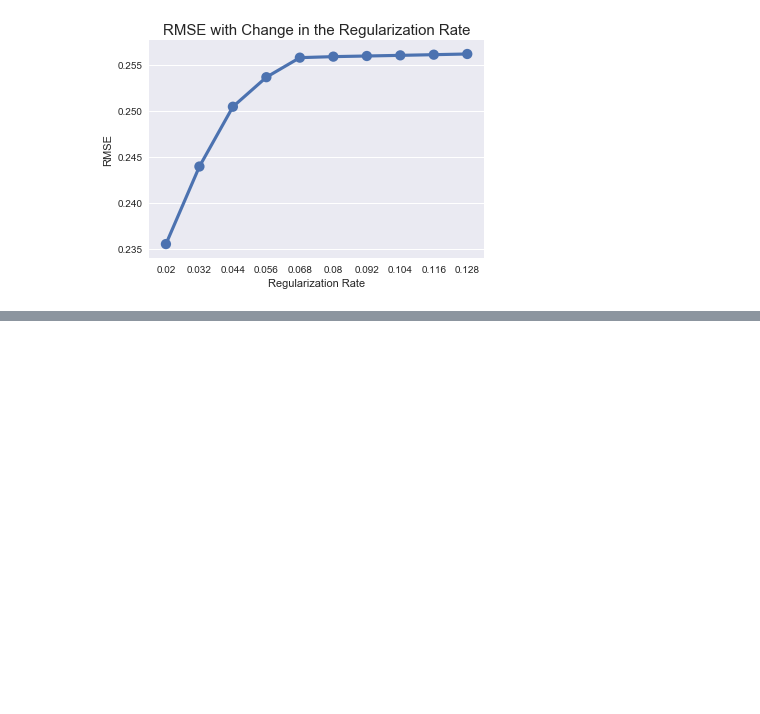
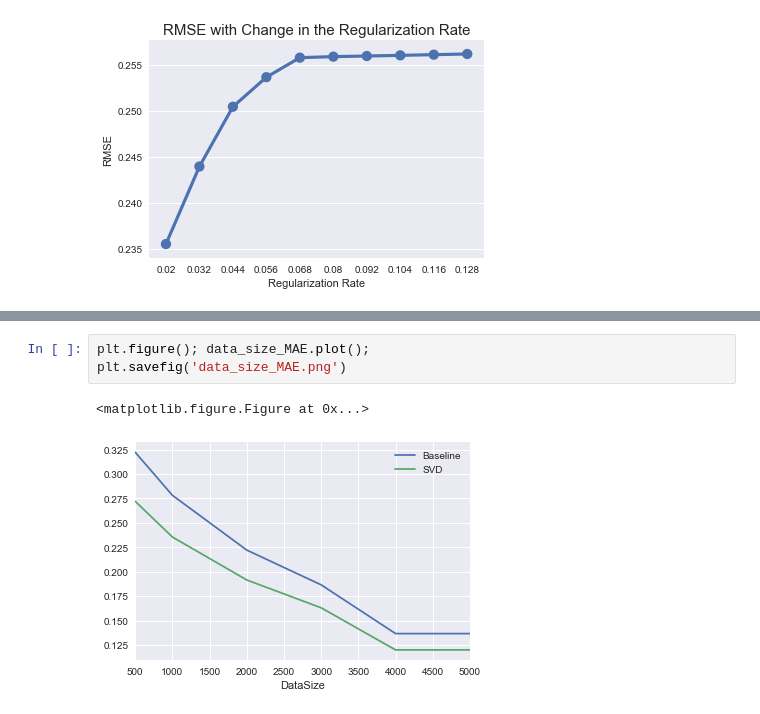
Before and after one commit to adarshchavakula/PersonalizationProject, a Jupyter notebook: code/SVD GridSearch Plots.ipynb, the cells around one changed output, grey strips where cells are left out. Saved outputs shown, nothing was run; the diff lists cells and outputs as text; blank space fills up the shorter version.

```diff
--- a/code/SVD GridSearch Plots.ipynb
+++ b/code/SVD GridSearch Plots.ipynb
@@ -49,0 +63,6 @@ reg_plot.savefig("reg_plot.png")
+# %%
+plt.figure(); data_size_MAE.plot();
+plt.savefig('data_size_MAE.png')
+# %% [output]
+<matplotlib.figure.Figure at 0x...>
+[figure, added]
```
Also changed, not shown: parts of 3 cells of this notebook, 2 other files.
